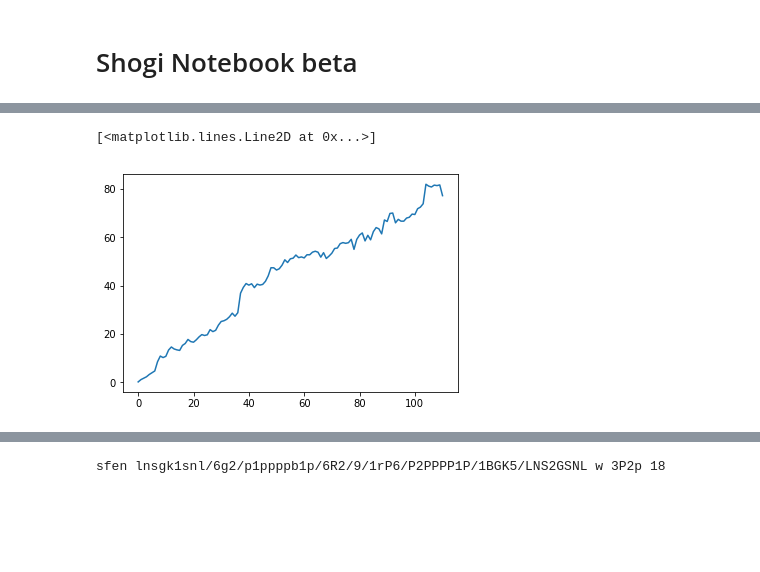
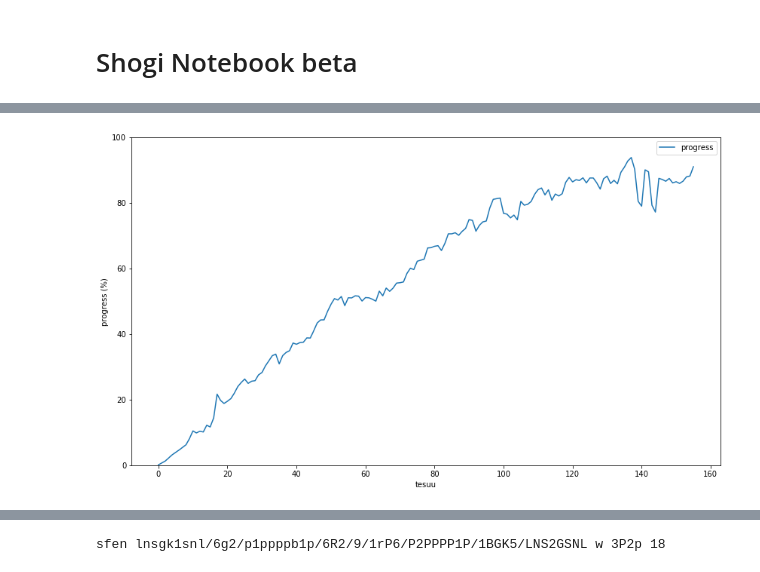
Before and after one commit to tibigame/HandicappedRook, a Jupyter notebook: tool/Shogi Notebook/Shogi Notebook.ipynb, the cells around one changed output, grey strips where cells are left out. Saved outputs shown, nothing was run; the diff lists cells and outputs as text; code cells hidden in the pictures; blank space fills up the shorter version.

```diff
--- a/tool/Shogi Notebook/Shogi Notebook.ipynb
+++ b/tool/Shogi Notebook/Shogi Notebook.ipynb
@@ -134,7 +134,5 @@ print(f"動かした駒の統計：{kifu.stat_move}")
-# %%
-import matplotlib.pyplot as plt
-%matplotlib inline
-plt.plot(kifu.stat_progress) # 進行度のグラフを出してみる
-# %% [output]
-[<matplotlib.lines.Line2D at 0x...>]
-[figure, removed]
+# %%
+%matplotlib inline
+kifu.plot_prog() # 進行度の推移をプロットします。
+# %% [output]
+[figure, added]
```
Also changed, not shown: parts of 4 cells of this notebook, 1 other file.
